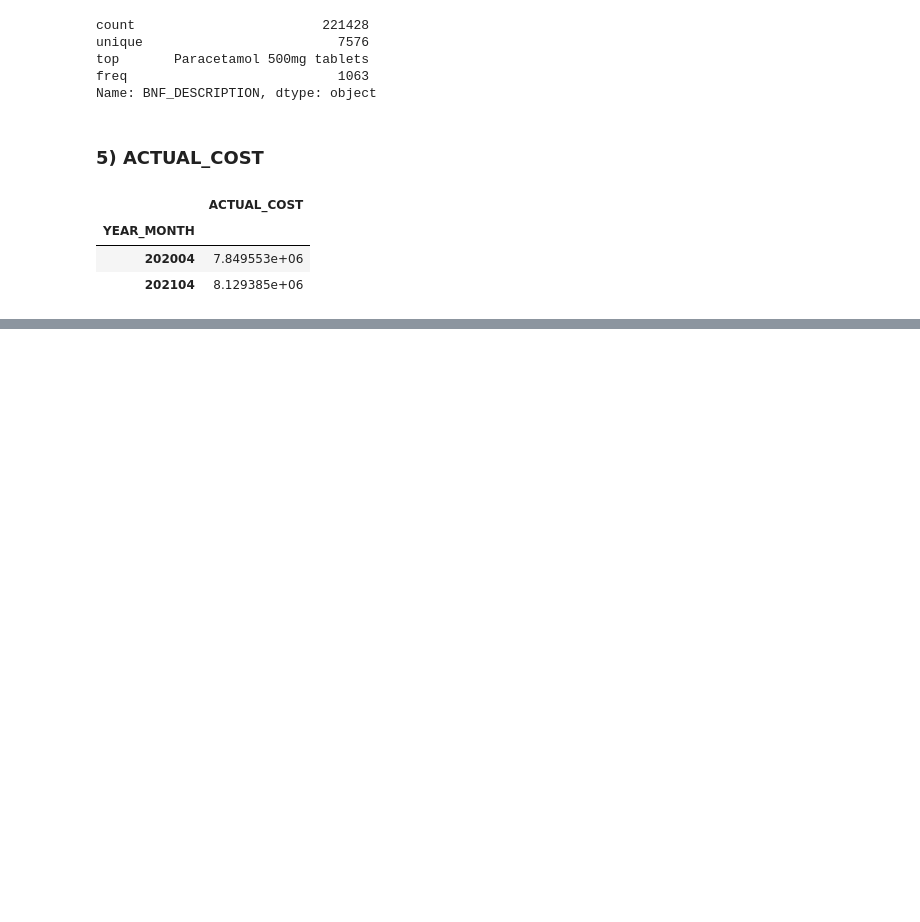
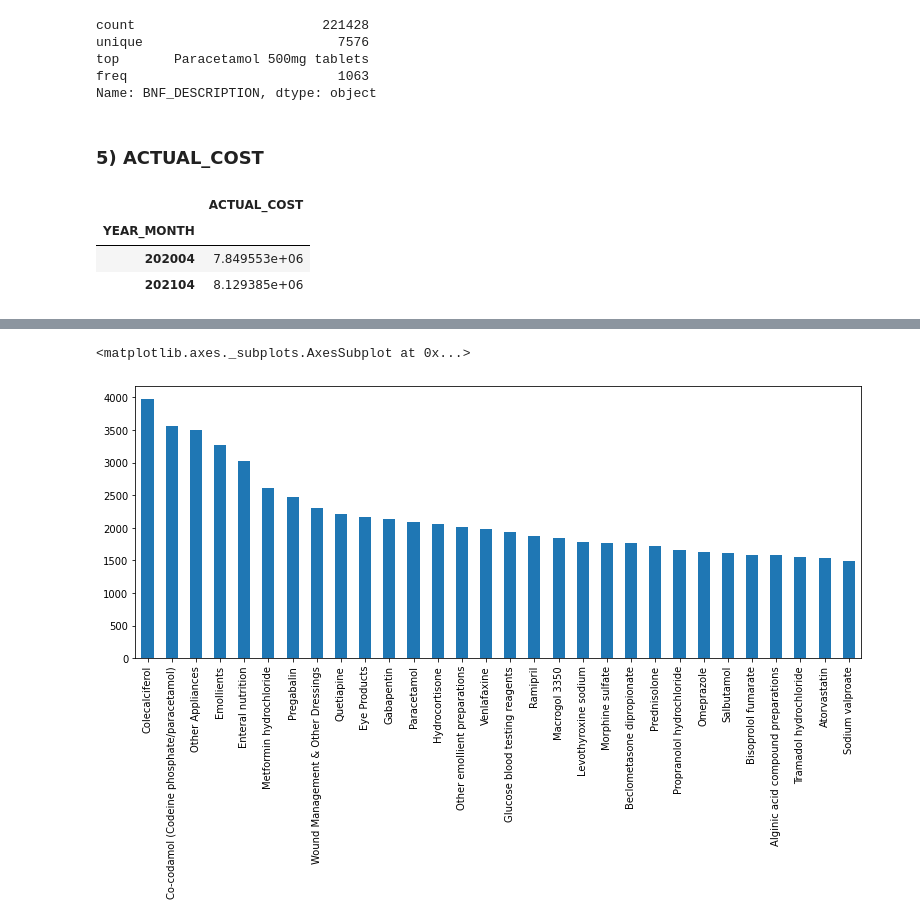
Before and after one commit to zahraa-m/PHE_UK, a Jupyter notebook: PHE_UK.ipynb, the cells around one changed output, grey strips where cells are left out. Saved outputs shown, nothing was run; the diff lists cells and outputs as text; code cells hidden in the pictures; blank space fills up the shorter version.

```diff
--- a/PHE_UK.ipynb
+++ b/PHE_UK.ipynb
@@ -556,0 +632,4 @@ table
+# %%
+# prescribed_drug(by the name of main active ingredient) Top 30 in 2021
+drug_count_2021 = df_2021['CHEMICAL_SUBSTANCE_BNF_DESCR'] .value_counts()
+drug_count_2021.head(30)
@@ -556,0 +661,7 @@ table
+# %%
+# Individual bar chart of prescribed_drug Top 30 in 2021
+drug_2021_top30 = drug_count_2021.head(30)
+drug_2021_top30.plot.bar(figsize=(13,5))
+# %% [output]
+<matplotlib.axes._subplots.AxesSubplot at 0x...>
+[figure, added]
```
Also changed, not shown: parts of 24 cells of this notebook.
